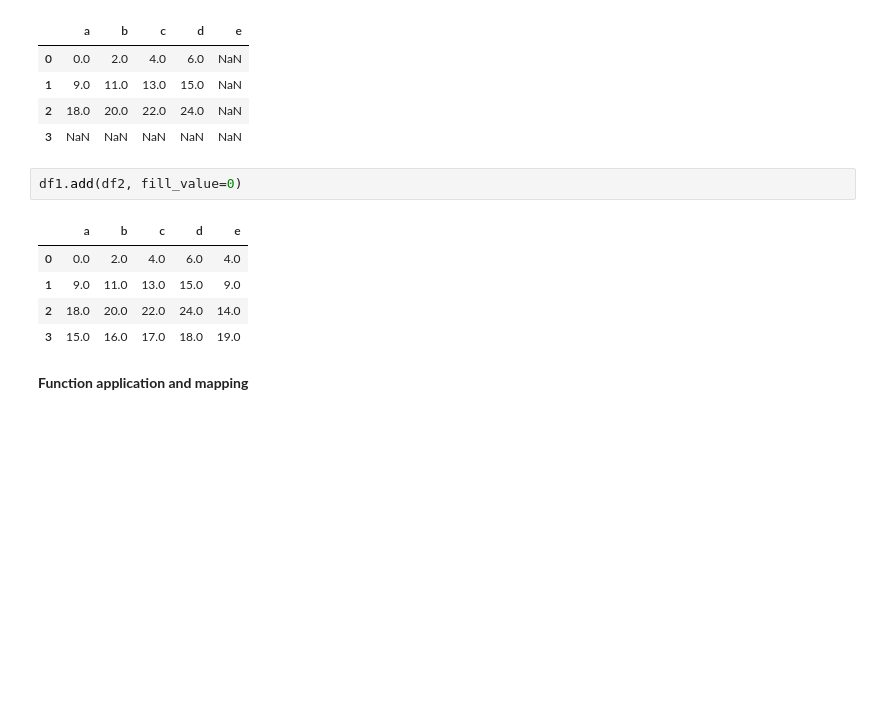
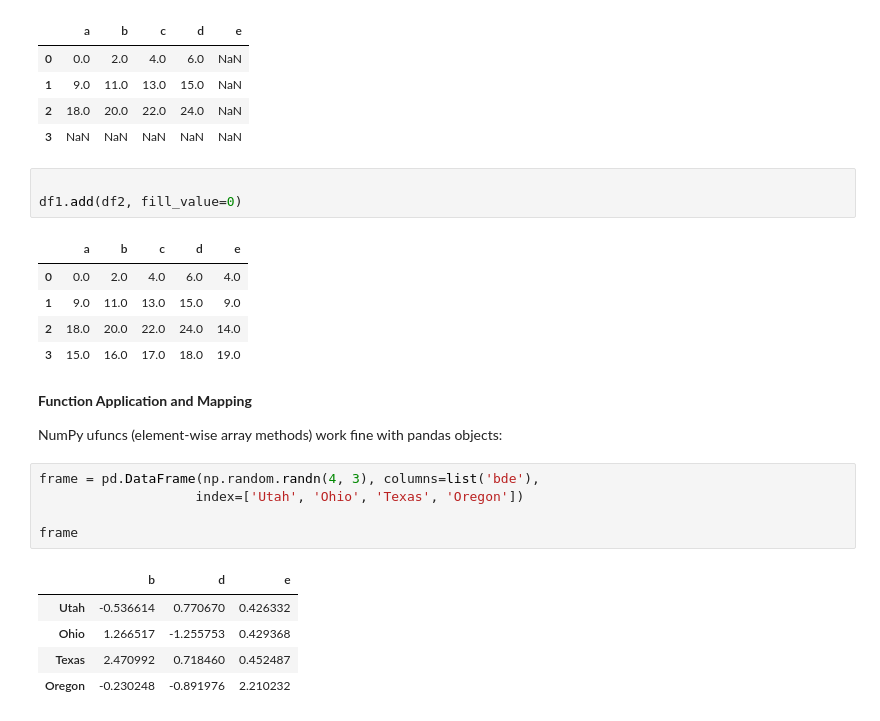
Before and after one commit to AmanSg098/ML-Projects, a Jupyter notebook: Pandaspract.ipynb, the cells around one changed output. Cells and saved outputs as stored; diff of their text form; blank space fills up the shorter version.

```diff
--- a/Pandaspract.ipynb
+++ b/Pandaspract.ipynb
@@ -714,6 +714,7 @@ df1 + df2
 | 2 | 18.0 | 20.0 | 22.0 | 24.0 | NaN |
 | 3 | NaN | NaN | NaN | NaN | NaN |
 # %%
+
 df1.add(df2, fill_value=0)
 # %% [output]
 |  | a | b | c | d | e |
@@ -721,5 +722,19 @@ df1.add(df2, fill_value=0)
 | 1 | 9.0 | 11.0 | 13.0 | 15.0 | 9.0 |
 | 2 | 18.0 | 20.0 | 22.0 | 24.0 | 14.0 |
 | 3 | 15.0 | 16.0 | 17.0 | 18.0 | 19.0 |
-# %% [markdown]
-<b>Function application and mapping</b>
+# %% [markdown]
+<b>Function Application and Mapping</b>
+<font size=2>
+
+NumPy ufuncs (element-wise array methods) work fine with pandas objects:</font>
+# %%
+frame = pd.DataFrame(np.random.randn(4, 3), columns=list('bde'),
+                    index=['Utah', 'Ohio', 'Texas', 'Oregon'])
+
+frame
+# %% [output]
+|  | b | d | e |
+| Utah | -0.536614 | 0.770670 | 0.426332 |
+| Ohio | 1.266517 | -1.255753 | 0.429368 |
+| Texas | 2.470992 | 0.718460 | 0.452487 |
+| Oregon | -0.230248 | -0.891976 | 2.210232 |
```
Also changed, not shown: parts of 19 cells of this notebook, 1 other file.
